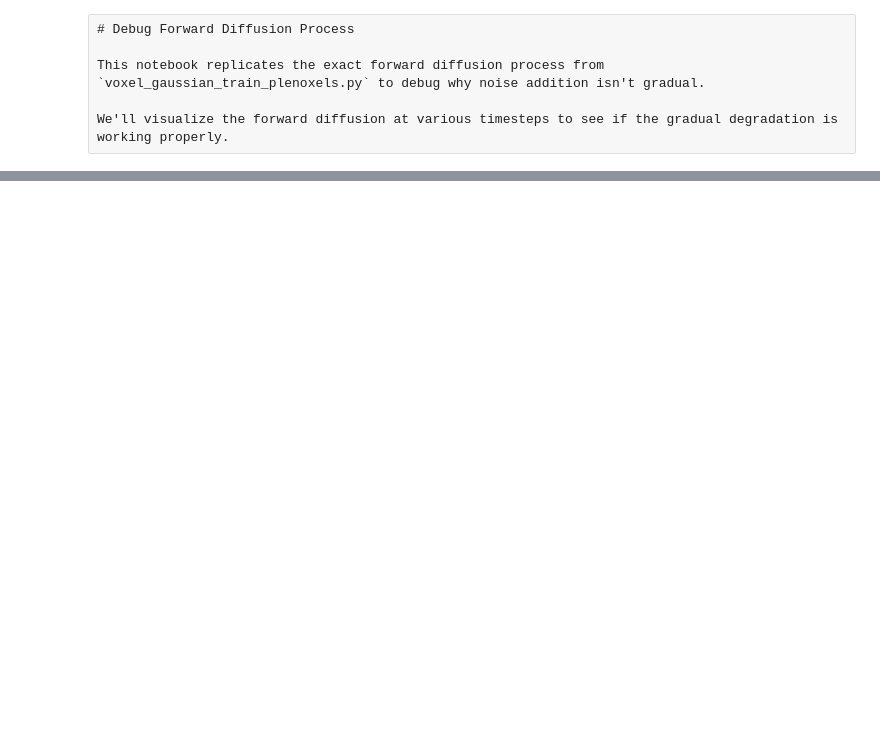
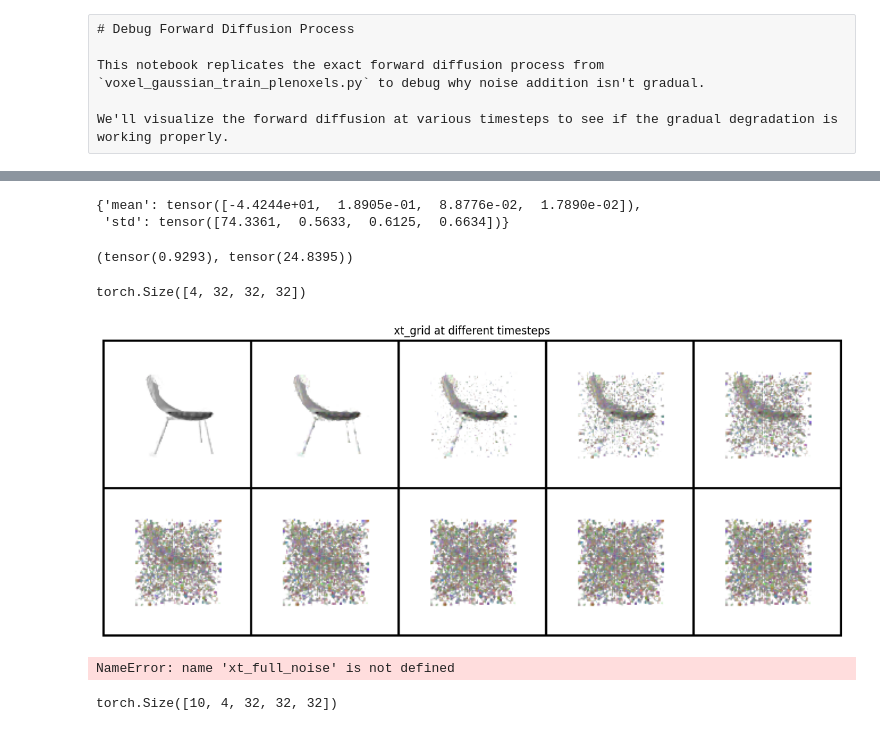
Before and after one commit to amanikiruga/DiffSplatImg3d, a Jupyter notebook: debug_forward_diffusion.ipynb, the cells around one changed output, grey strips where cells are left out. Saved outputs shown, nothing was run; the diff lists cells and outputs as text; code cells hidden in the pictures; blank space fills up the shorter version.

```diff
--- a/debug_forward_diffusion.ipynb
+++ b/debug_forward_diffusion.ipynb
@@ -1221,0 +565,19 @@ This notebook has identified the root cause of your forward diffusion issue!
+# %%
+import torch as th
+
+noise = th.randn_like(cur_data)
+ts = [0, 100, 200, 300, 400, 500, 600, 700, 800, 900]
+xts = []
+for t in ts:
+    t = th.tensor([t])
+    x_t = diffusion.q_sample(cur_data, t, noise=noise)
+    x_t = x_t.cpu()
+    # force density to be 1
+    # x_t[0, :, :, :] = 0.595190211
+    # x_t[0, :, :, :] = 0.6
+    frames, _ = log_plenoxel_viz(x_t, f"xt_{t.item()}", stats, do_not_save = True)
+
+    xts.append(th.tensor(frames[0]))
+
+# visualie the xts in torchgrid
+xt_grid = th.stack(xts).permute(0, 3, 1, 2)
@@ -1221,0 +607,30 @@ This notebook has identified the root cause of your forward diffusion issue!
+# %%
+stats
+# %% [output]
+{'mean': tensor([-4.4244e+01,  1.8905e-01,  8.8776e-02,  1.7890e-02]),
+ 'std': tensor([74.3361,  0.5633,  0.6125,  0.6634])}
+# %%
+volume_dhwc[0,0,0,0], denorm_volume[0,0,0,0]
+# %% [output]
+(tensor(0.9293), tensor(24.8395))
+# %%
+x_t.shape
+# %% [output]
+torch.Size([4, 32, 32, 32])
+# %%
+
+import torchvision
+
+grid_img = torchvision.utils.make_grid(xt_grid, nrow=5, padding=2)
+
+plt.figure(figsize=(15, 6))
+plt.imshow(grid_img.permute(1, 2, 0).cpu().numpy())
+plt.axis('off')
+plt.title("xt_grid at different timesteps")
+plt.show()
+# %% [output]
+[figure, added]
+# %%
+xt_full_noise.shape
+# %% [output]
+NameError: name 'xt_full_noise' is not defined
@@ -1221,0 +666,4 @@ This notebook has identified the root cause of your forward diffusion issue!
+# %%
+xt_grid.shape
+# %% [output]
+torch.Size([10, 4, 32, 32, 32])
```
Also changed, not shown: parts of 42 cells of this notebook, 29 other files.
